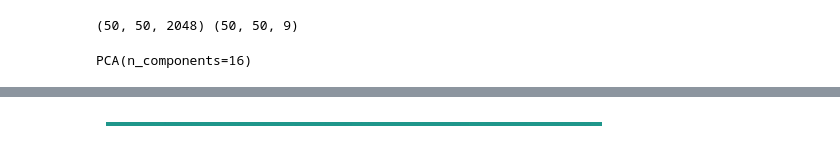
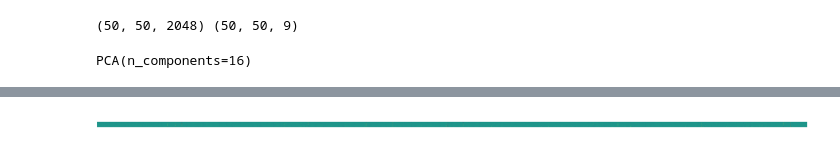
Before and after one commit to arjun-krishna/PVM-Robotics, a Jupyter notebook: eval_reps.ipynb, the cells around one changed output, grey strips where cells are left out. Cells and saved outputs as stored; diff of their text form; code cells hidden in the pictures.

```diff
--- a/eval_reps.ipynb
+++ b/eval_reps.ipynb
@@ -83,8 +83,9 @@ Singular values:  [8.073135   3.8877964  3.1562111  2.7419863  1.7590709  1.4664
 # %%
 import matplotlib.pyplot as plt
 # %%
-plt.imshow(pca.components_ / pca.components_.max())
+plt.figure(figsize=(100, 20))
+plt.imshow(pca.components_ / (pca.components_.max(axis=1) - pca.components_.min(axis=1))[:, None])
 plt.axis('off')
 plt.show()
 # %% [output]
-[figure, old version]
+[figure, new version]
```
Also changed, not shown: parts of 2 cells of this notebook, 7 other files.
